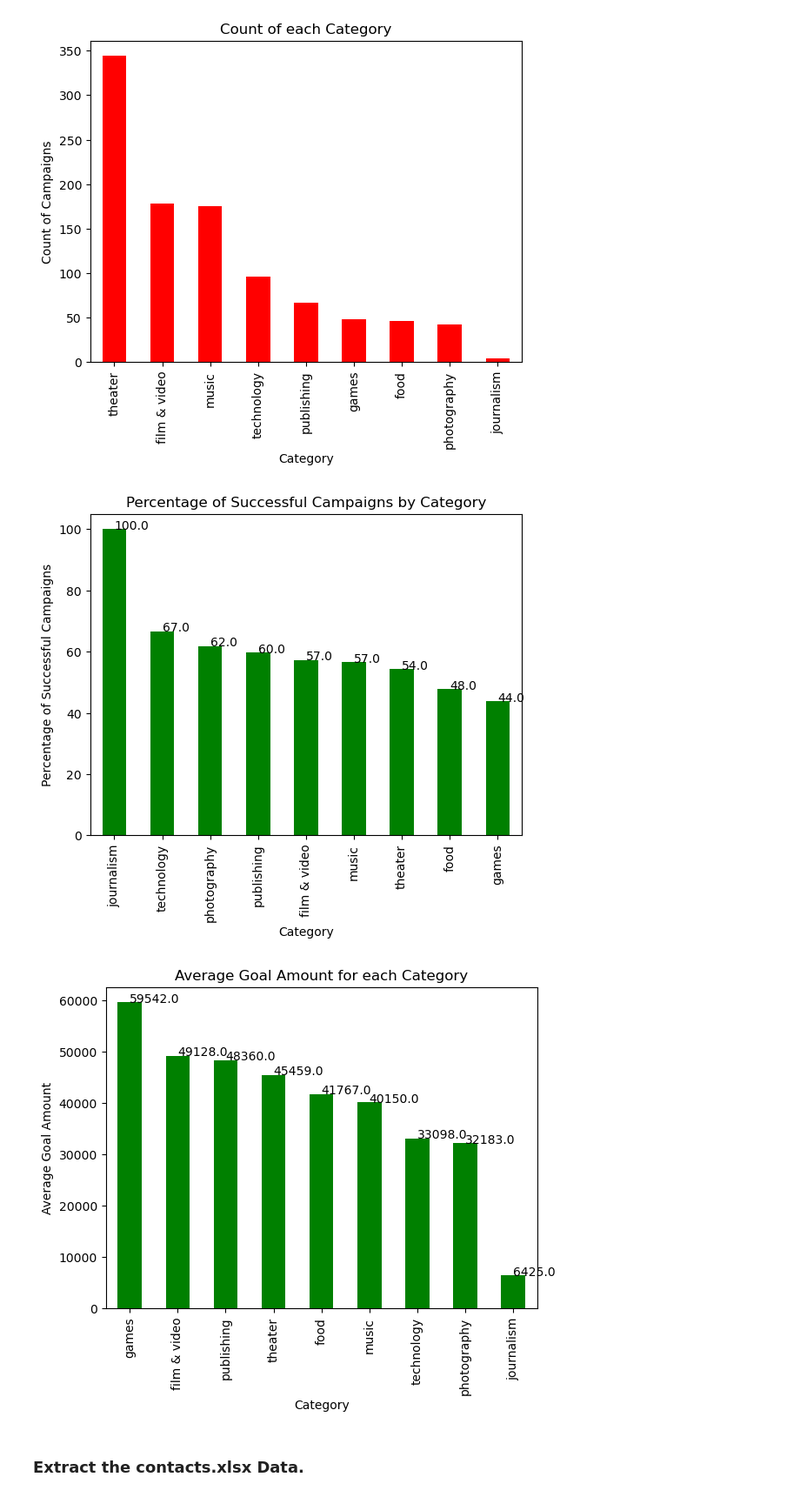
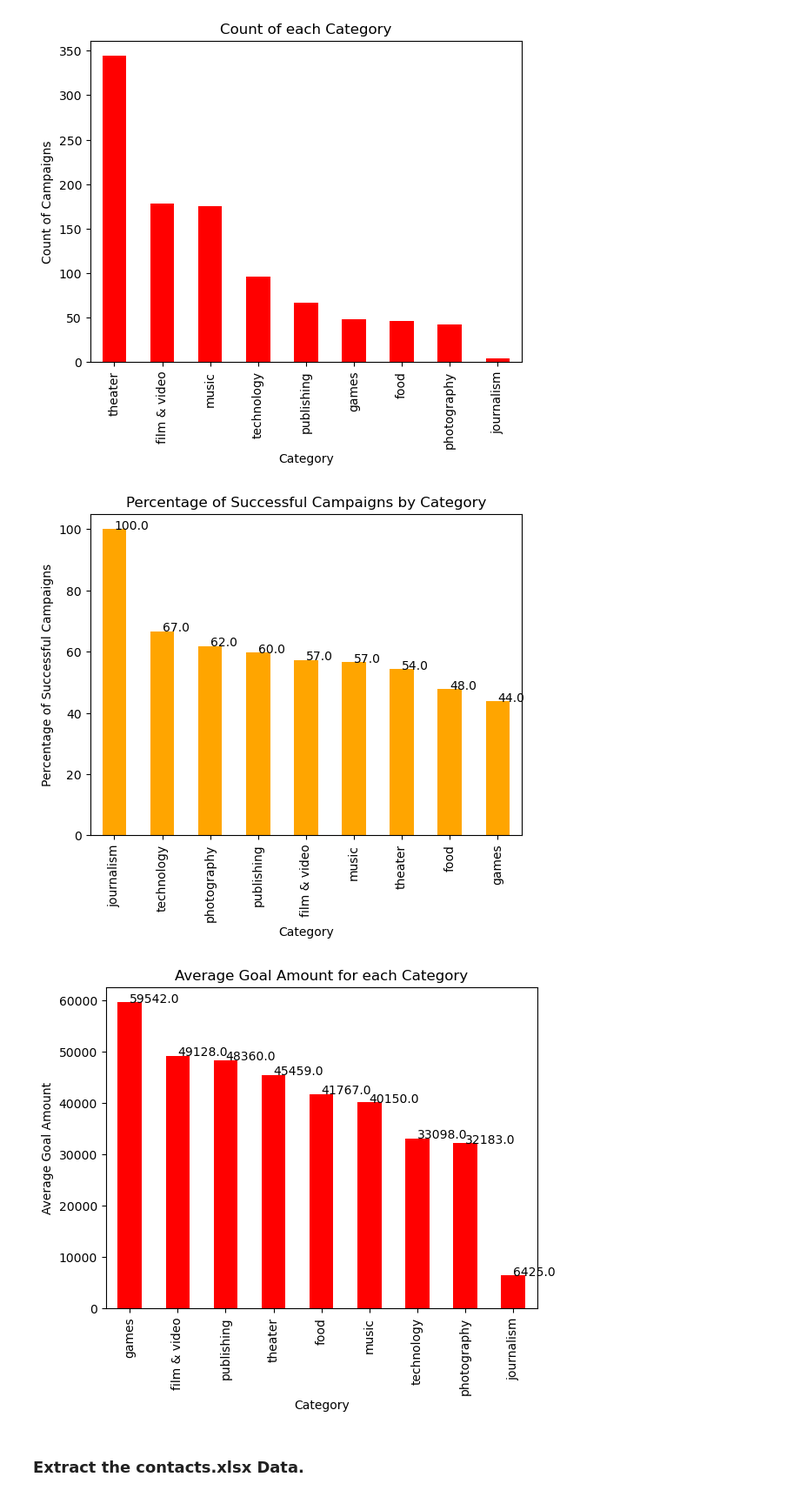
Before and after one commit to ai-bevo/Crowdfunding_ETL, a Jupyter notebook: ETL_Mini_Project_AIvey_KPollok_CSudhakar.ipynb, the cells around one changed output. Shown at 87% size. Drawn from its saved outputs; the diff is of its cells as text; code cells hidden in the pictures.

```diff
--- a/ETL_Mini_Project_AIvey_KPollok_CSudhakar.ipynb
+++ b/ETL_Mini_Project_AIvey_KPollok_CSudhakar.ipynb
@@ -394,7 +394,7 @@ category_success_rate = (category_success/category_count)*100
 category_success_rate.sort_values(ascending=False, inplace=True)
 
 # plot bar chart for percentage of successful campaigns by category
-category_success_rate.plot(kind='bar', color='green')
+category_success_rate.plot(kind='bar', color='orange')
 plt.title('Percentage of Successful Campaigns by Category')
 plt.xlabel('Category')
 plt.ylabel('Percentage of Successful Campaigns')
@@ -408,30 +408,30 @@ plt.savefig('image/Percentage_Successful.png')
 
 plt.show()
 # %% [output]
-[figure, old version]
+[figure, new version]
 # %%
 # average goal amount for each category
 cat_goal_amount = campaign_merged_df.groupby('category')['goal'].mean()
 
 # sort the values in descending order
 cat_goal_amount.sort_values(ascending=False, inplace=True)
 
 # plot bar chart for average goal amount for each category
-cat_goal_amount.plot(kind='bar', color='green')
+cat_goal_amount.plot(kind='bar', color='red')
 plt.title('Average Goal Amount for each Category')
 plt.xlabel('Category')
 plt.ylabel('Average Goal Amount')
 
 # annotate the bar chart with the values
 for index, value in enumerate(cat_goal_amount):
     plt.text(index, value, str(round(value, 0)))
 
 # save image of plot to file
 plt.savefig('image/avg_goal_per_category.png')
 
 plt.show()
 # %% [output]
-[figure, old version]
+[figure, new version]
 # %%
 # Export the DataFrame as a CSV file.
 campaign_cleaned.to_csv("Resources/campaign.csv", index=False)
```
Also changed, not shown: 3 other files.
